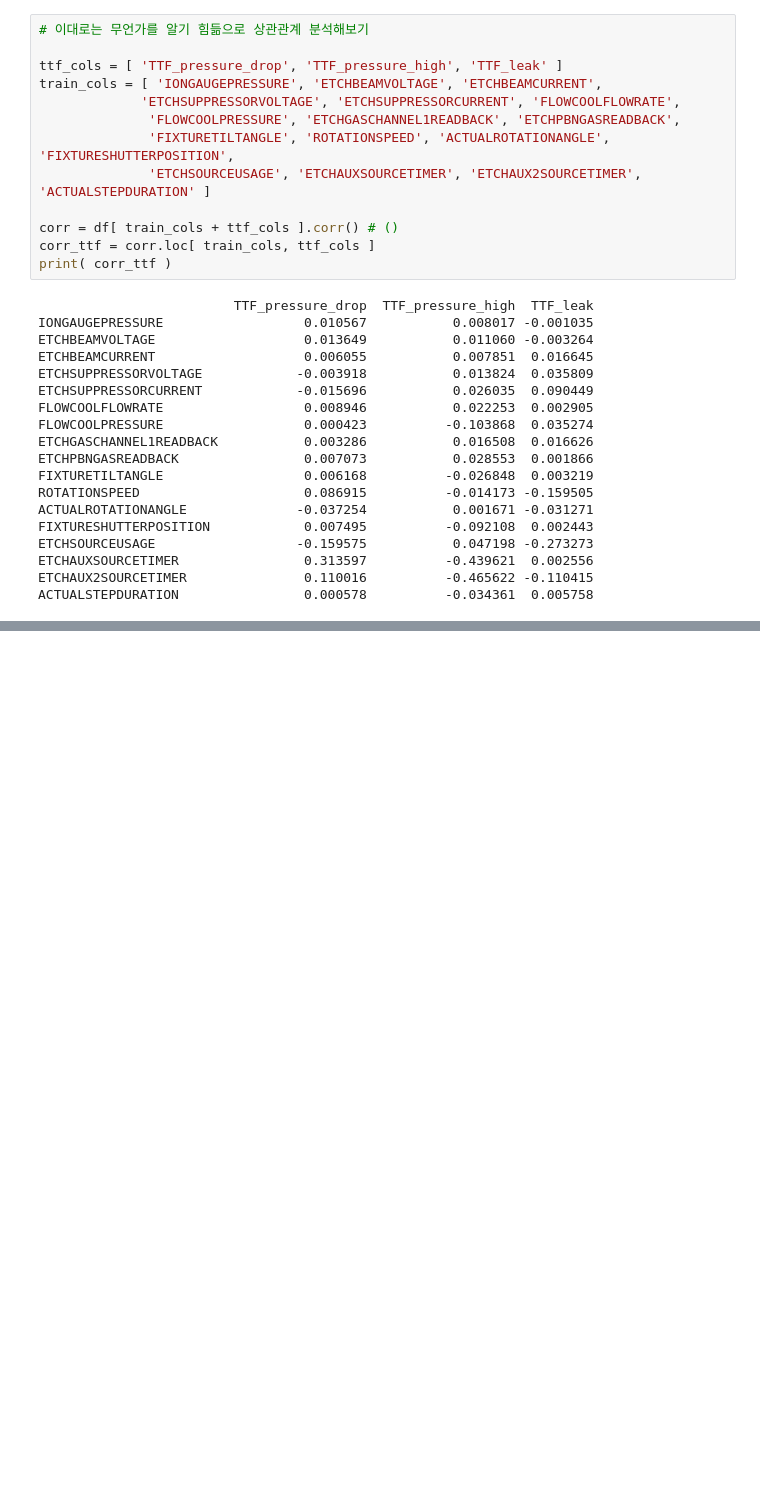
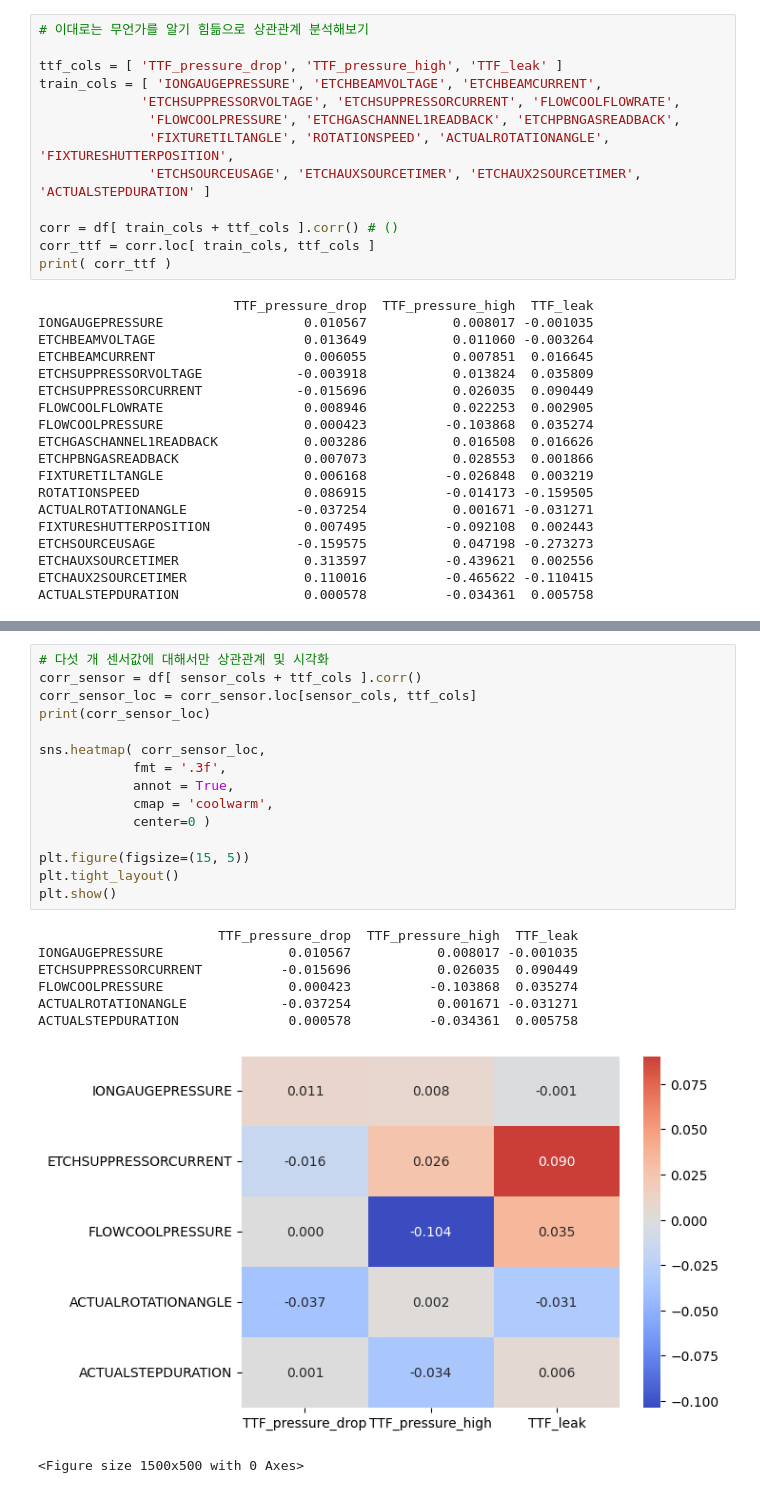
Before and after one commit to YoungJang-KR/semiconductor-fault-detection, a Jupyter notebook: 01_EDA_PHM18_etching.ipynb, the cells around one changed output, grey strips where cells are left out. Drawn from its saved outputs; the diff is of its cells as text; blank space fills up the shorter version.

```diff
--- a/01_EDA_PHM18_etching.ipynb
+++ b/01_EDA_PHM18_etching.ipynb
@@ -128,0 +145,24 @@ ACTUALSTEPDURATION                0.000578          -0.034361  0.005758
+# %%
+# 다섯 개 센서값에 대해서만 상관관계 및 시각화
+corr_sensor = df[ sensor_cols + ttf_cols ].corr()
+corr_sensor_loc = corr_sensor.loc[sensor_cols, ttf_cols]
+print(corr_sensor_loc)
+
+sns.heatmap( corr_sensor_loc,
+            fmt = '.3f',
+            annot = True,
+            cmap = 'coolwarm',
+            center=0 )
+
+plt.figure(figsize=(15, 5))
+plt.tight_layout()
+plt.show()
+# %% [output]
+                       TTF_pressure_drop  TTF_pressure_high  TTF_leak
+IONGAUGEPRESSURE                0.010567           0.008017 -0.001035
+ETCHSUPPRESSORCURRENT          -0.015696           0.026035  0.090449
+FLOWCOOLPRESSURE                0.000423          -0.103868  0.035274
+ACTUALROTATIONANGLE            -0.037254           0.001671 -0.031271
+ACTUALSTEPDURATION              0.000578          -0.034361  0.005758
+[figure, added]
+<Figure size 1500x500 with 0 Axes>
```
Also changed, not shown: parts of 1 cell of this notebook.
